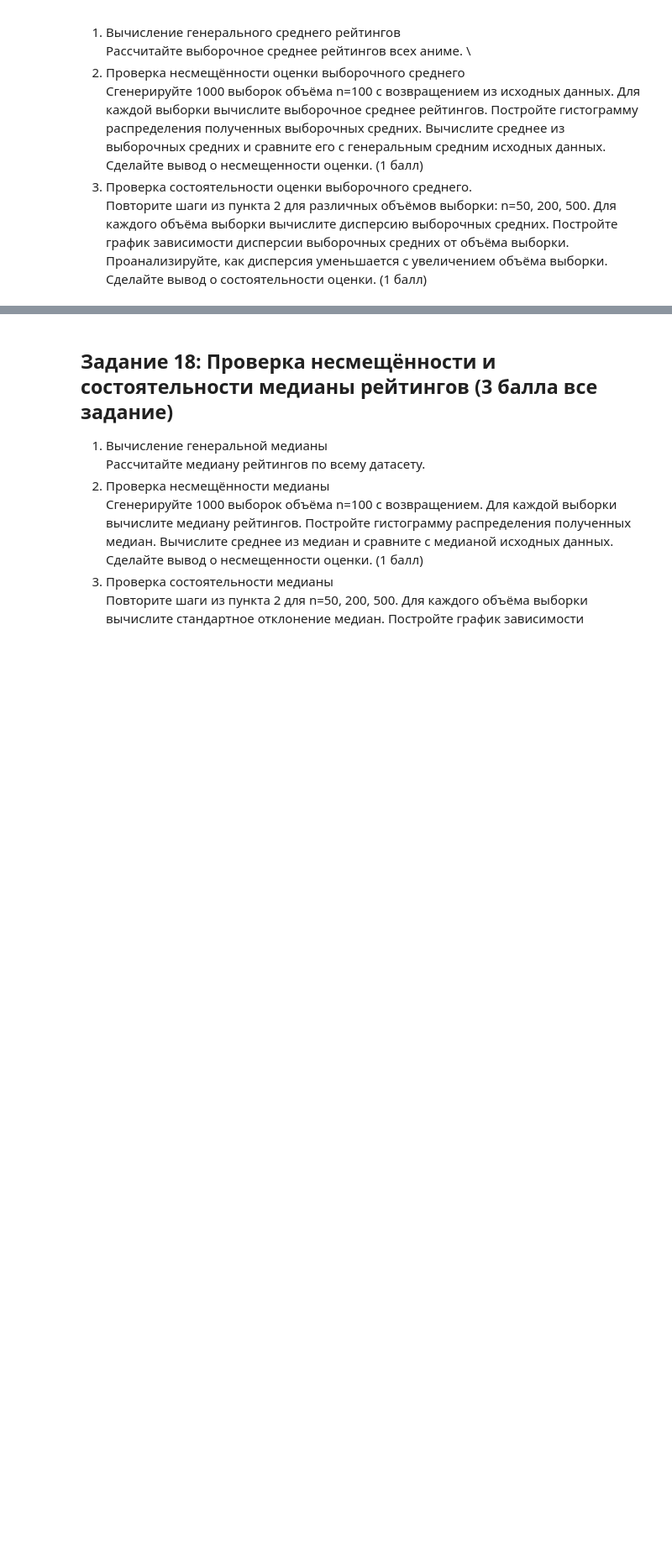
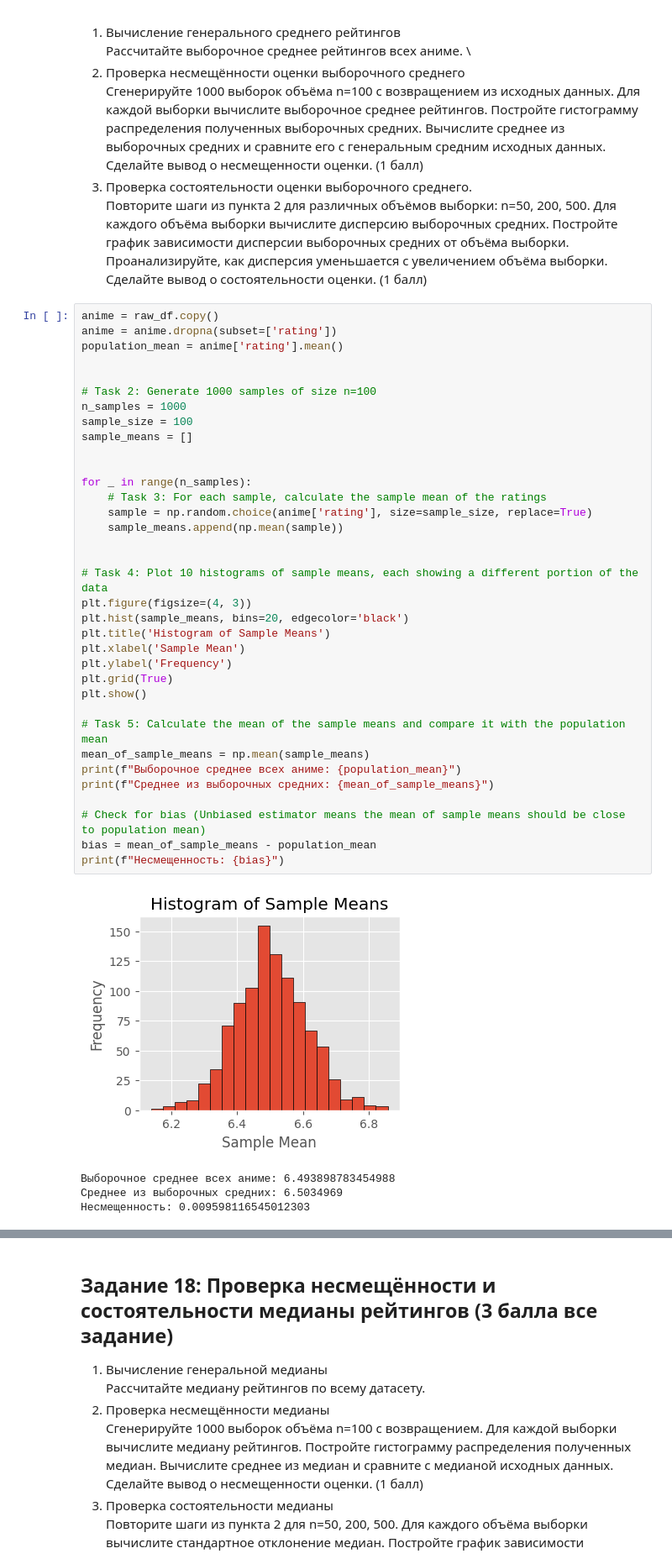
Before and after one commit to Evgenii-Iurin/ITMO, a Jupyter notebook: itmo_math_stat/ITMO_MathStat_HW_1.ipynb, the cells around one changed output, grey strips where cells are left out. Shown at 84% size. Cells and saved outputs as stored; diff of their text form; blank space fills up the shorter version.

Commit message:
Complete tasks

```diff
--- a/itmo_math_stat/ITMO_MathStat_HW_1.ipynb
+++ b/itmo_math_stat/ITMO_MathStat_HW_1.ipynb
@@ -919,3 +919,43 @@ df
 Для каждого объёма выборки вычислите дисперсию выборочных средних.
 Постройте график зависимости дисперсии выборочных средних от объёма выборки.
 Проанализируйте, как дисперсия уменьшается с увеличением объёма выборки. Сделайте вывод о состоятельности оценки. (1 балл)
+# %%
+anime = raw_df.copy()
+anime = anime.dropna(subset=['rating'])
+population_mean = anime['rating'].mean()
+
+
+# Task 2: Generate 1000 samples of size n=100
+n_samples = 1000
+sample_size = 100
+sample_means = []
+
+
+for _ in range(n_samples):
+    # Task 3: For each sample, calculate the sample mean of the ratings
+    sample = np.random.choice(anime['rating'], size=sample_size, replace=True)
+    sample_means.append(np.mean(sample))
+
+
+# Task 4: Plot 10 histograms of sample means, each showing a different portion of the data
+plt.figure(figsize=(4, 3))
+plt.hist(sample_means, bins=20, edgecolor='black')
+plt.title('Histogram of Sample Means')
+plt.xlabel('Sample Mean')
+plt.ylabel('Frequency')
+plt.grid(True)
+plt.show()
+
+# Task 5: Calculate the mean of the sample means and compare it with the population mean
+mean_of_sample_means = np.mean(sample_means)
+print(f"Выборочное среднее всех аниме: {population_mean}")
+print(f"Среднее из выборочных средних: {mean_of_sample_means}")
+
+# Check for bias (Unbiased estimator means the mean of sample means should be close to population mean)
+bias = mean_of_sample_means - population_mean
+print(f"Несмещенность: {bias}")
+# %% [output]
+[figure, added]
+Выборочное среднее всех аниме: 6.493898783454988
+Среднее из выборочных средних: 6.5034969
+Несмещенность: 0.009598116545012303
```
Also changed, not shown: parts of 13 cells of this notebook.
